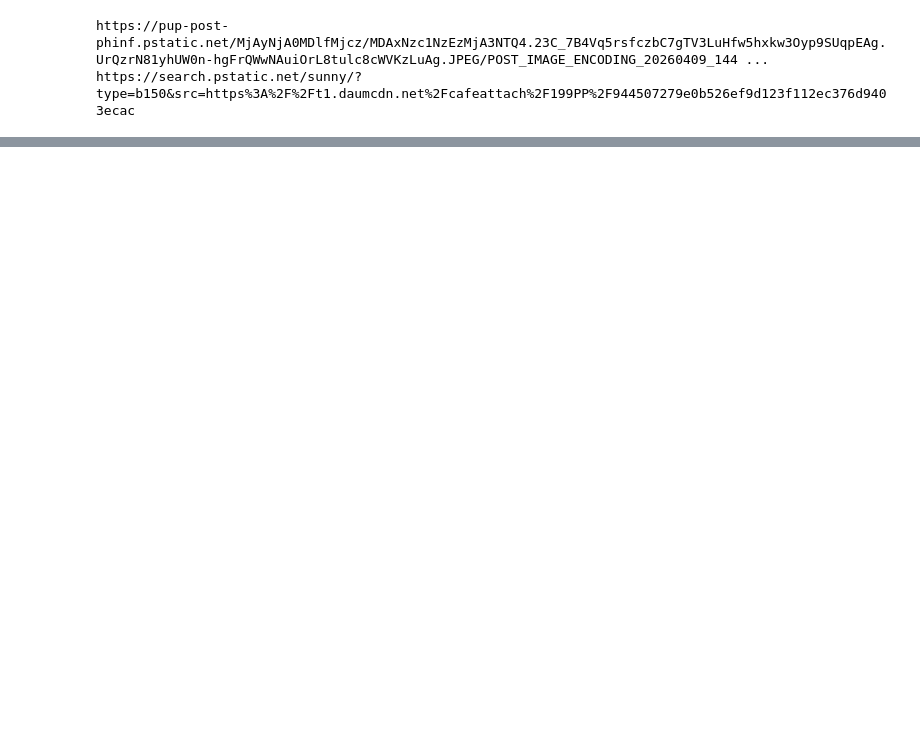
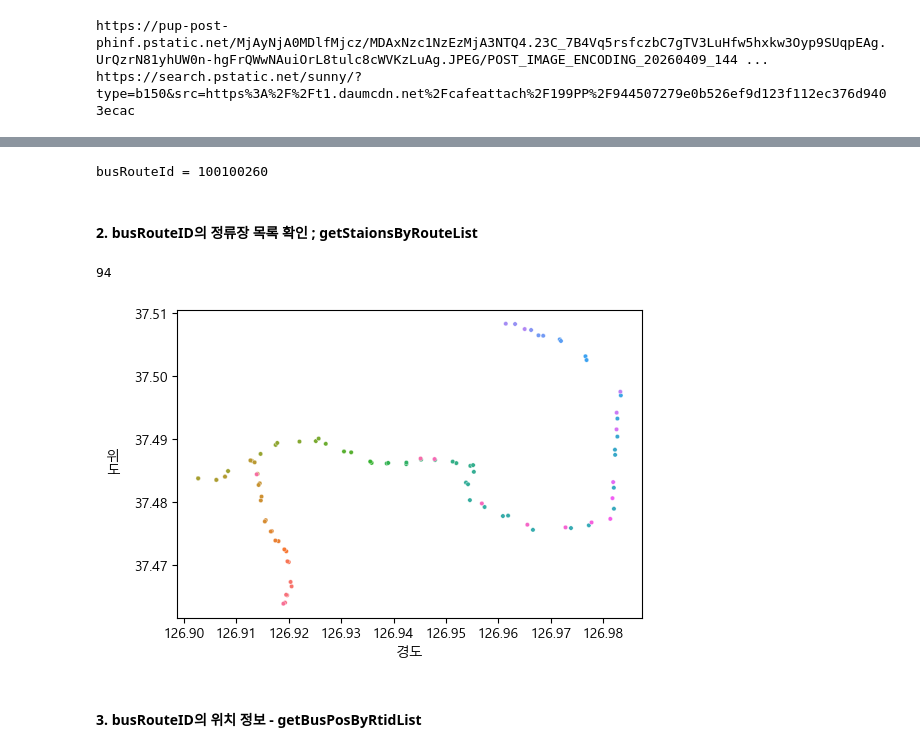
Before and after one commit to chjogit/ai, a Jupyter notebook: source/01_python/ch14_웹데이터수집1_정적_공공api.ipynb, the cells around one changed output, grey strips where cells are left out. Drawn from its saved outputs; the diff is of its cells as text; code cells hidden in the pictures; blank space fills up the shorter version.

```diff
--- a/source/01_python/ch14_웹데이터수집1_정적_공공api.ipynb
+++ b/source/01_python/ch14_웹데이터수집1_정적_공공api.ipynb
@@ -1104,0 +1270,71 @@ save_img('썸네일', 0, df.loc[4, 'thumbnail'], '천년숲') # 링크에 확장
+# %%
+for item in soup.select('itemList'):
+    busRouteNm = item.select_one('busRouteNm').text
+    if busNum == busRouteNm:
+        busRouteId = item.select_one('busRouteId').text
+        break
+
+print('busRouteId =', busRouteId)
+# %% [output]
+busRouteId = 100100260
+# %% [markdown]
+#### 2. busRouteID의 정류장 목록 확인 ; getStaionsByRouteList
+# %%
+import requests
+import pandas as pd
+from dotenv import load_dotenv
+from bs4 import BeautifulSoup
+from urllib.request import quote
+from urllib.request import urlretrieve
+import os
+load_dotenv()
+
+key = os.getenv('KEY')
+busId = 100100260
+
+url2 = 'http://ws.bus.go.kr/api/rest/busRouteInfo/getStaionByRoute?'
+params = {'ServiceKey': key,'busRouteId': busId, 'resultType' : 'xml'}
+
+# url2 = f'http://ws.bus.go.kr/api/rest/busRouteInfo/getStaionByRoute?ServiceKey={key}&busRouteId={busId}'
+# savefilename2 = 'data/ch14_2.stationInfo.xml'
+# urlretrieve(url2, savefilename2)
+
+response = requests.get(url2, params=params)
+
+soup = BeautifulSoup(response.text, 'xml')
+
+itemLists = soup.select('itemList')
+len(itemLists)
+# %% [output]
+94
+# %%
+bus_station = []
+
+for itemList in itemLists:
+    station = itemList.select_one('station').text
+    stationNm = itemList.select_one('stationNm').text
+    gpsX = itemList.select_one('gpsX').text
+    gpsY = itemList.select_one('gpsY').text
+    bus_station.append([station, stationNm, gpsX, gpsY])
+
+df_station = pd.DataFrame(bus_station, columns=['ID','정류소명','경도','위도'])
+# %%
+import seaborn as sns
+import matplotlib.pyplot as plt
+
+plt.rc('font', family='Malgun Gothic')
+plt.rc('axes', unicode_minus=False)
+
+df_station['경도'] = df_station['경도'].astype(float)
+df_station['위도'] = df_station['위도'].astype(float)
+
+plt.figure(figsize=(6,4))
+
+ax=sns.scatterplot(data=df_station, x='경도', y='위도', hue='정류소명', s=10, legend=None)
+
+ax.set_ylabel('위\n도', rotation=0, labelpad=15, va='center')
+plt.show()
+# %% [output]
+[figure, added]
+# %% [markdown]
+#### 3. busRouteID의 위치 정보 - getBusPosByRtidList
```
Also changed, not shown: parts of 26 cells of this notebook, 9 other files.
